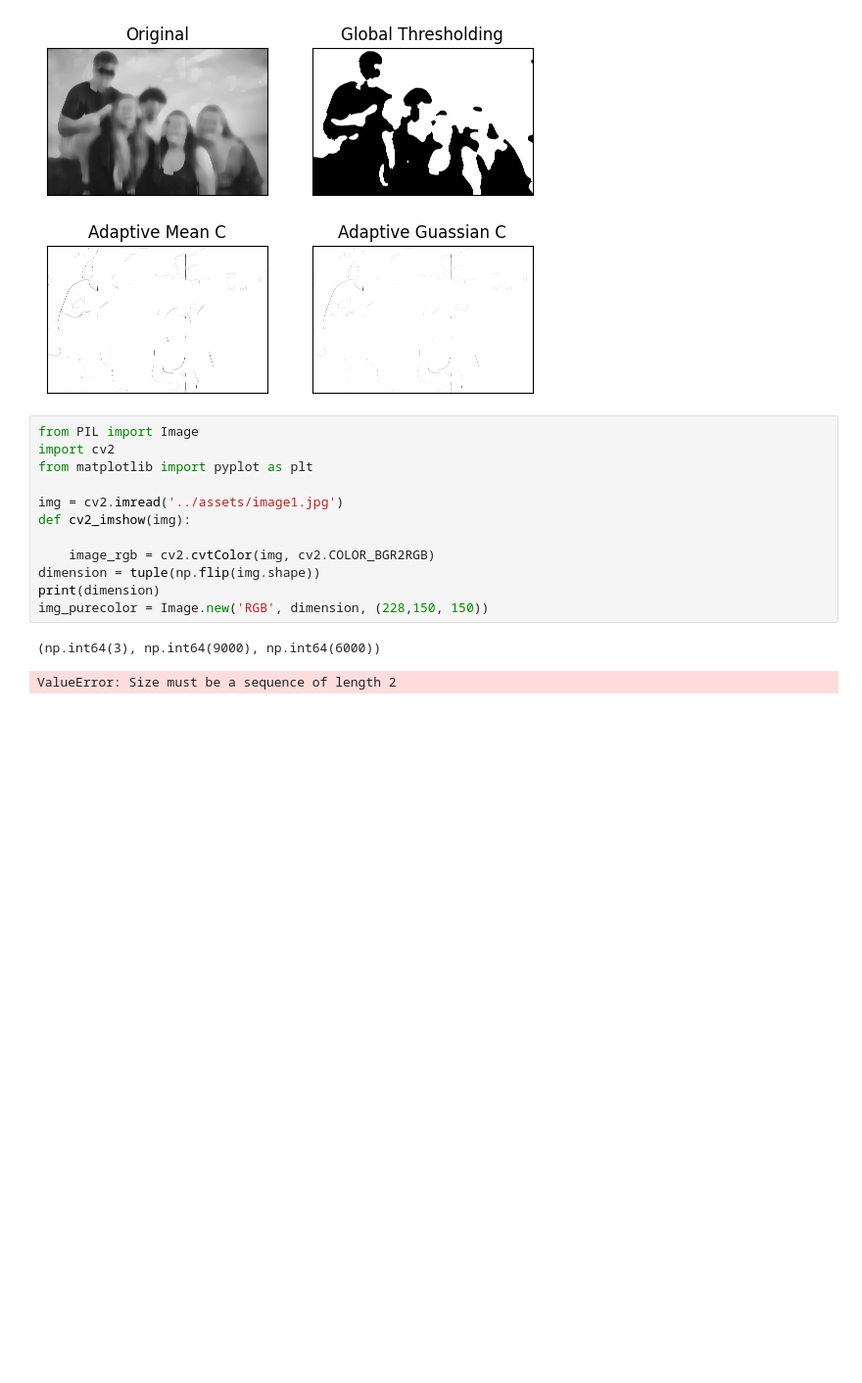
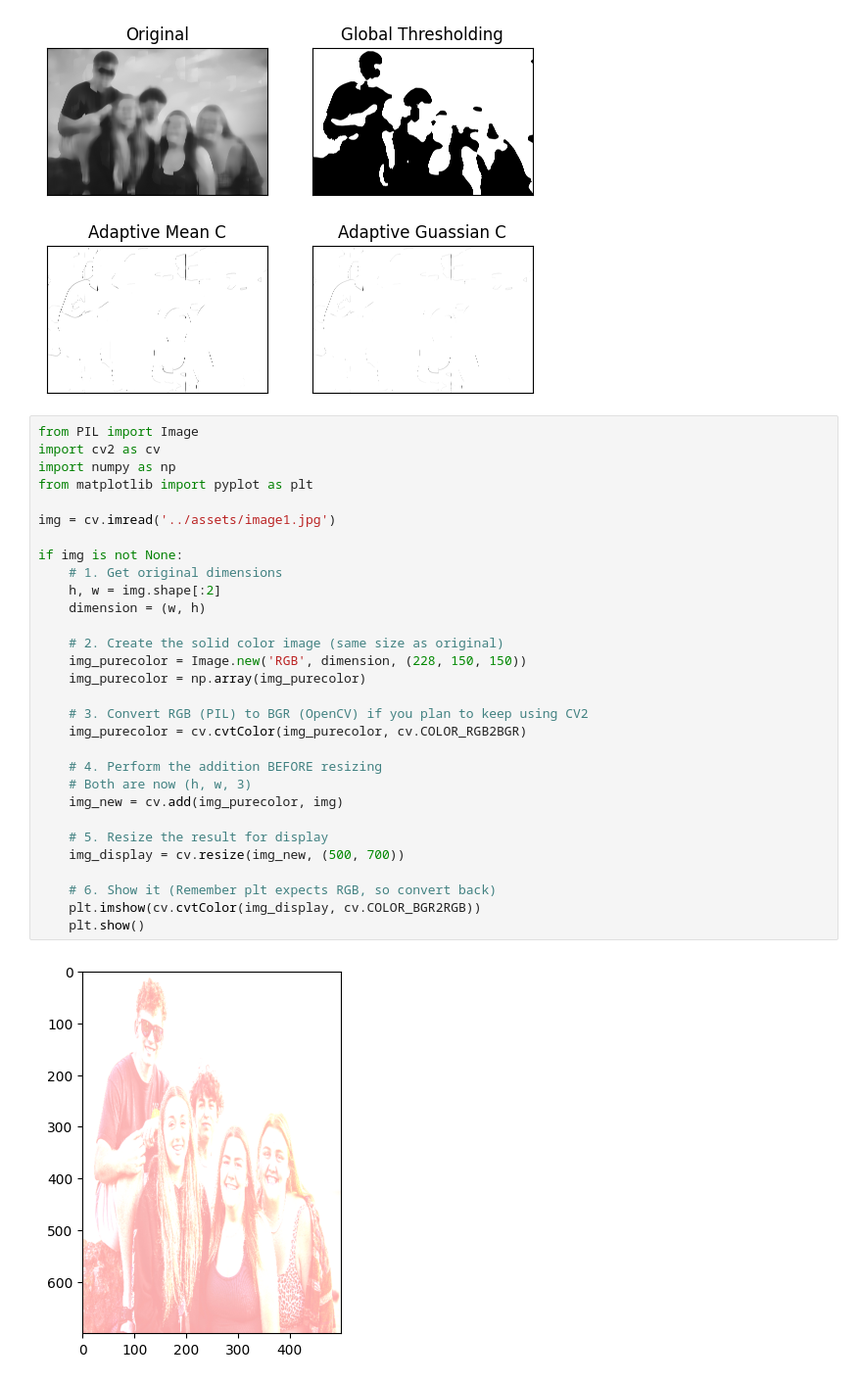
Before and after one commit to FavourTy/DSN-Computer-Vision-Journey, a Jupyter notebook: image_preprocessing_technique/notebook/image_processing.ipynb, the cells around one changed output. Shown at 98% size. Saved outputs shown, nothing was run; the diff lists cells and outputs as text; blank space fills up the shorter version.

Commit message:
image processing techniques

```diff
--- a/image_preprocessing_technique/notebook/image_processing.ipynb
+++ b/image_preprocessing_technique/notebook/image_processing.ipynb
@@ -122,16 +122,33 @@ for i in range(4):
 [figure]
 # %%
 from PIL import Image
-import cv2
+import cv2 as cv
+import numpy as np
 from matplotlib import pyplot as plt
 
-img = cv2.imread('../assets/image1.jpg')
-def cv2_imshow(img):
+img = cv.imread('../assets/image1.jpg')
 
-    image_rgb = cv2.cvtColor(img, cv2.COLOR_BGR2RGB)
-dimension = tuple(np.flip(img.shape))
-print(dimension)
-img_purecolor = Image.new('RGB', dimension, (228,150, 150))
+if img is not None:
+    # 1. Get original dimensions
+    h, w = img.shape[:2]
+    dimension = (w, h)
+
+    # 2. Create the solid color image (same size as original)
+    img_purecolor = Image.new('RGB', dimension, (228, 150, 150))
+    img_purecolor = np.array(img_purecolor)
+
+    # 3. Convert RGB (PIL) to BGR (OpenCV) if you plan to keep using CV2
+    img_purecolor = cv.cvtColor(img_purecolor, cv.COLOR_RGB2BGR)
+
+    # 4. Perform the addition BEFORE resizing
+    # Both are now (h, w, 3)
+    img_new = cv.add(img_purecolor, img)
+
+    # 5. Resize the result for display
+    img_display = cv.resize(img_new, (500, 700))
+
+    # 6. Show it (Remember plt expects RGB, so convert back)
+    plt.imshow(cv.cvtColor(img_display, cv.COLOR_BGR2RGB))
+    plt.show()
 # %% [output]
-(np.int64(3), np.int64(9000), np.int64(6000))
-ValueError: Size must be a sequence of length 2
+[figure, added]
```
Also changed, not shown: parts of 7 cells of this notebook.
